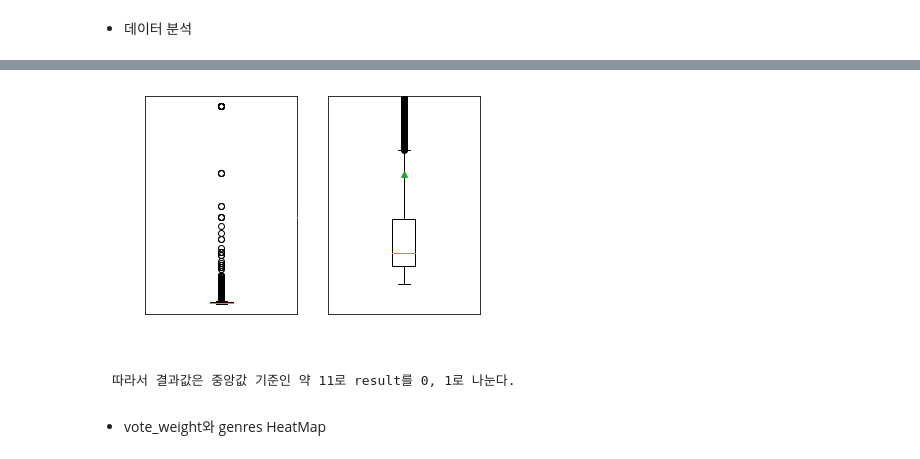
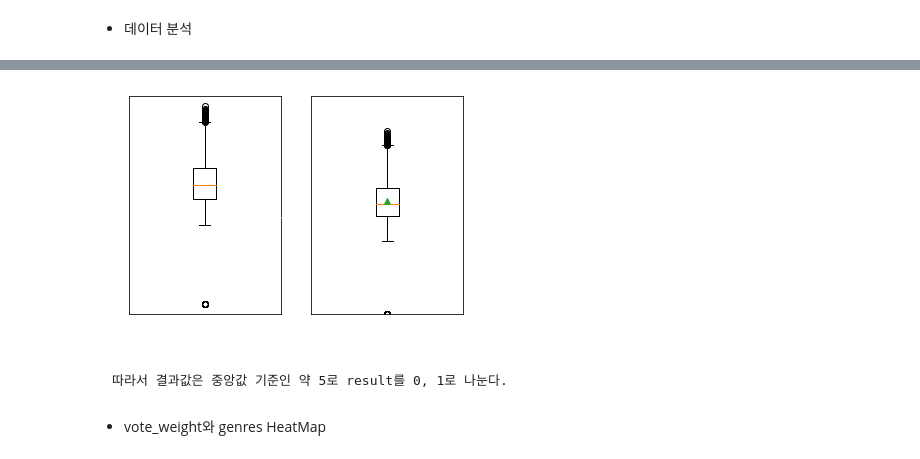
Before and after one commit to sky3085/ripple_ezen, a Jupyter notebook: ML/4.TMDBAnalysis.ipynb, the cells around one changed output, grey strips where cells are left out. Cells and saved outputs as stored; diff of their text form; code cells hidden in the pictures.

```diff
--- a/ML/4.TMDBAnalysis.ipynb
+++ b/ML/4.TMDBAnalysis.ipynb
@@ -37,20 +153,20 @@ max      1491.941186
 Name: vote_weight, dtype: float64
 # %%
-# BOXPLOT 중앙값 : 11.155580
+# BOXPLOT 중앙값 : 5.0
 plt.subplot(1, 2, 1)
 plt.boxplot(df.vote_weight)
 plt.xlabel("Vote_weight")
 plt.ylabel("Score")
 
 plt.subplot(1, 2, 2)
 plt.boxplot(df.vote_weight, showmeans=True)
 plt.xlabel("Vote_weight_detail")
 plt.ylabel("Score")
-plt.ylim(0, 40)
+plt.ylim(0, 10)
 plt.show()
 # %% [output]
-[figure, old version]
+[figure, new version]
 # %% [markdown]
-<pre>따라서 결과값은 중앙값 기준인 약 11로 result를 0, 1로 나눈다.</pre>
+<pre>따라서 결과값은 중앙값 기준인 약 5로 result를 0, 1로 나눈다.</pre>
 # %% [markdown]
 - vote_weight와 genres HeatMap
```
Also changed, not shown: parts of 42 cells of this notebook, 15 other files.
